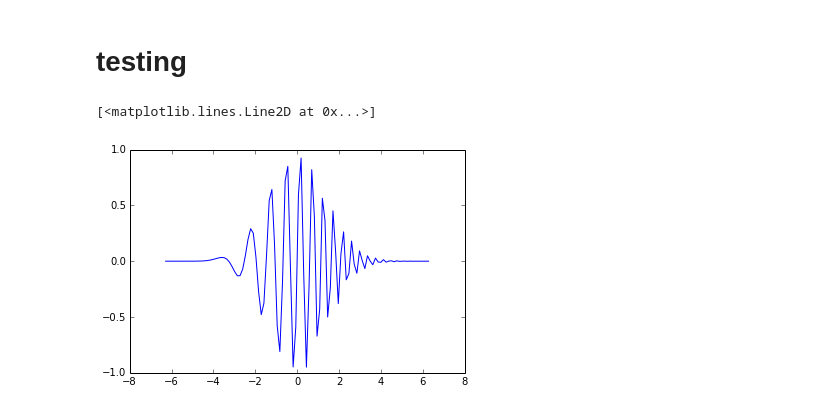
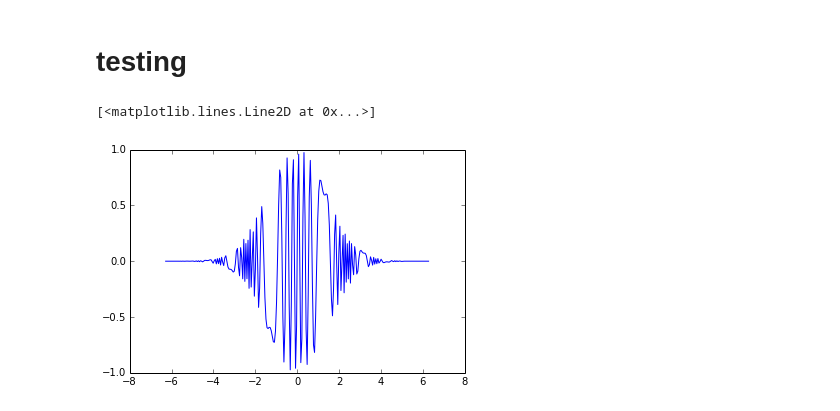
Before and after one commit to rahulporuri/fun_with_physics_models, a Jupyter notebook: chirped_pulses.ipynb, the cells around one changed output. Drawn from its saved outputs; the diff is of its cells as text; code cells hidden in the pictures.

```diff
--- a/chirped_pulses.ipynb
+++ b/chirped_pulses.ipynb
@@ -61,8 +61,8 @@ StaticInteract(plot,a=RangeWidget(0, 10., 1))
 testing
 ===
 # %%
-t = np.linspace(-2*np.pi,2*np.pi,100)
-plt.plot(t,np.exp(-t**2/4)*np.sin(t*10+t**2))
+t = np.linspace(-2*np.pi,2*np.pi,250)
+plt.plot(t,np.exp(-t**2/4)*np.sin(t*100+10*t**3))
 # %% [output]
 [<matplotlib.lines.Line2D at 0x...>]
-[figure, old version]
+[figure, new version]
```
